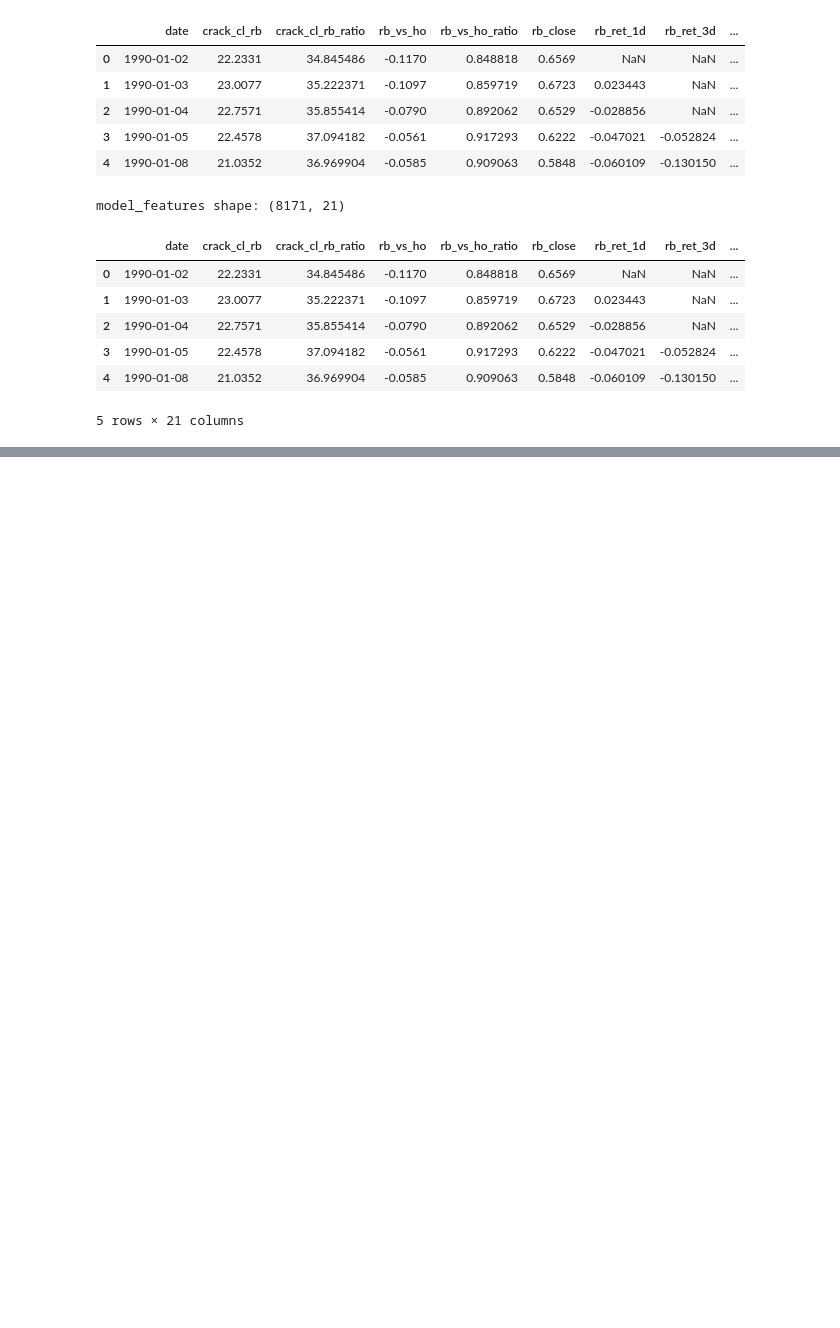
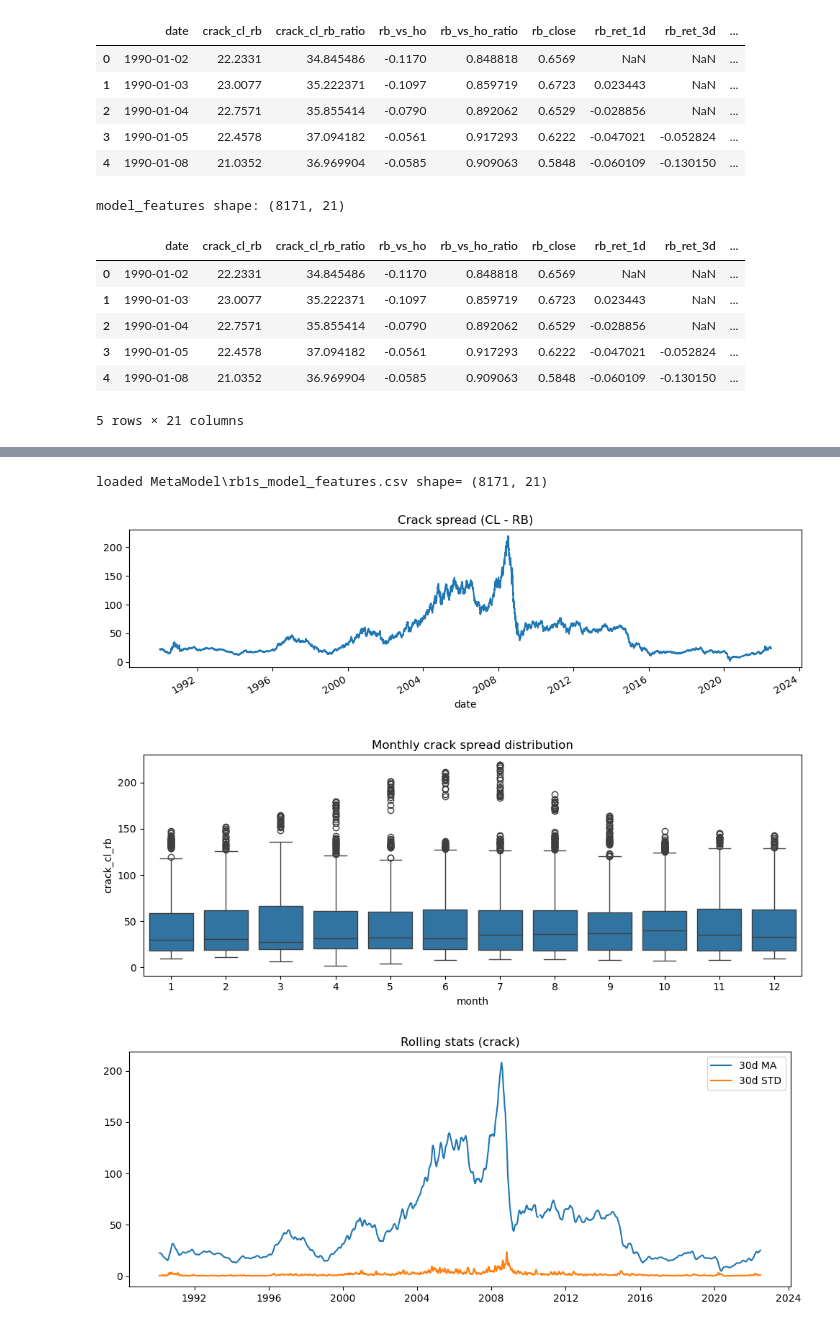
Before and after one commit to georgia-pj/systematic-trading-strategies-with-machine-learning-algorithms, a Jupyter notebook: MetaModel/rb1s_metamodel_feature_engineering.ipynb, the cells around one changed output, grey strips where cells are left out. Drawn from its saved outputs; the diff is of its cells as text; code cells hidden in the pictures; blank space fills up the shorter version.

```diff
--- a/MetaModel/rb1s_metamodel_feature_engineering.ipynb
+++ b/MetaModel/rb1s_metamodel_feature_engineering.ipynb
@@ -188,0 +230,56 @@ Saved MetaModel\rb1s_model_features.csv
+# %%
+# EDA: Inspect RB1S features
+import pandas as pd
+import matplotlib.pyplot as plt
+import seaborn as sns
+from pathlib import Path
+
+
+df = pd.read_csv('rb1s_model_features.csv', parse_dates=['date'])
+df = df.sort_values('date')
+print('loaded', fn, 'shape=', df.shape)
+
+# Time series of crack spread
+if 'crack_cl_rb' in df.columns:
+    plt.figure(figsize=(10,3))
+    df.set_index('date')['crack_cl_rb'].dropna().plot()
+    plt.title('Crack spread (CL - RB)')
+    plt.tight_layout(); plt.show()
+
+# Monthly boxplot to show seasonality
+if 'crack_cl_rb' in df.columns:
+    df['month'] = df['date'].dt.month
+    plt.figure(figsize=(10,4))
+    sns.boxplot(x='month', y='crack_cl_rb', data=df[df['crack_cl_rb'].notna()])
+    plt.title('Monthly crack spread distribution')
+    plt.tight_layout(); plt.show()
+
+# Rolling mean/std
+if 'crack_cl_rb' in df.columns:
+    df['crack_ma_30'] = df['crack_cl_rb'].rolling(30).mean()
+    df['crack_std_30'] = df['crack_cl_rb'].rolling(30).std()
+    plt.figure(figsize=(10,4))
+    plt.plot(df['date'], df['crack_ma_30'], label='30d MA')
+    plt.plot(df['date'], df['crack_std_30'], label='30d STD')
+    plt.legend(); plt.title('Rolling stats (crack)'); plt.tight_layout(); plt.show()
+
+# Correlation heatmap for numeric features
+num = df.select_dtypes(include='number').copy()
+drop_cols = [c for c in ['signal','label'] if c in num.columns]
+num = num.drop(columns=drop_cols, errors='ignore')
+if num.shape[1] > 1:
+    corr = num.corr()
+    plt.figure(figsize=(10,8))
+    sns.heatmap(corr, annot=False, cmap='coolwarm', vmin=-1, vmax=1)
+    plt.title('Numeric feature correlations')
+    plt.tight_layout(); plt.show()
+
+# Quick missingness summary
+miss = df.isna().mean().sort_values(ascending=False)
+print('Missingness (fraction):')
+print(miss[miss>0].head(20))
+# %% [output]
+loaded MetaModel\rb1s_model_features.csv shape= (8171, 21)
+[figure, added]
+[figure, added]
+[figure, added]
```
Also changed, not shown: parts of 9 cells of this notebook, 2 other files.
